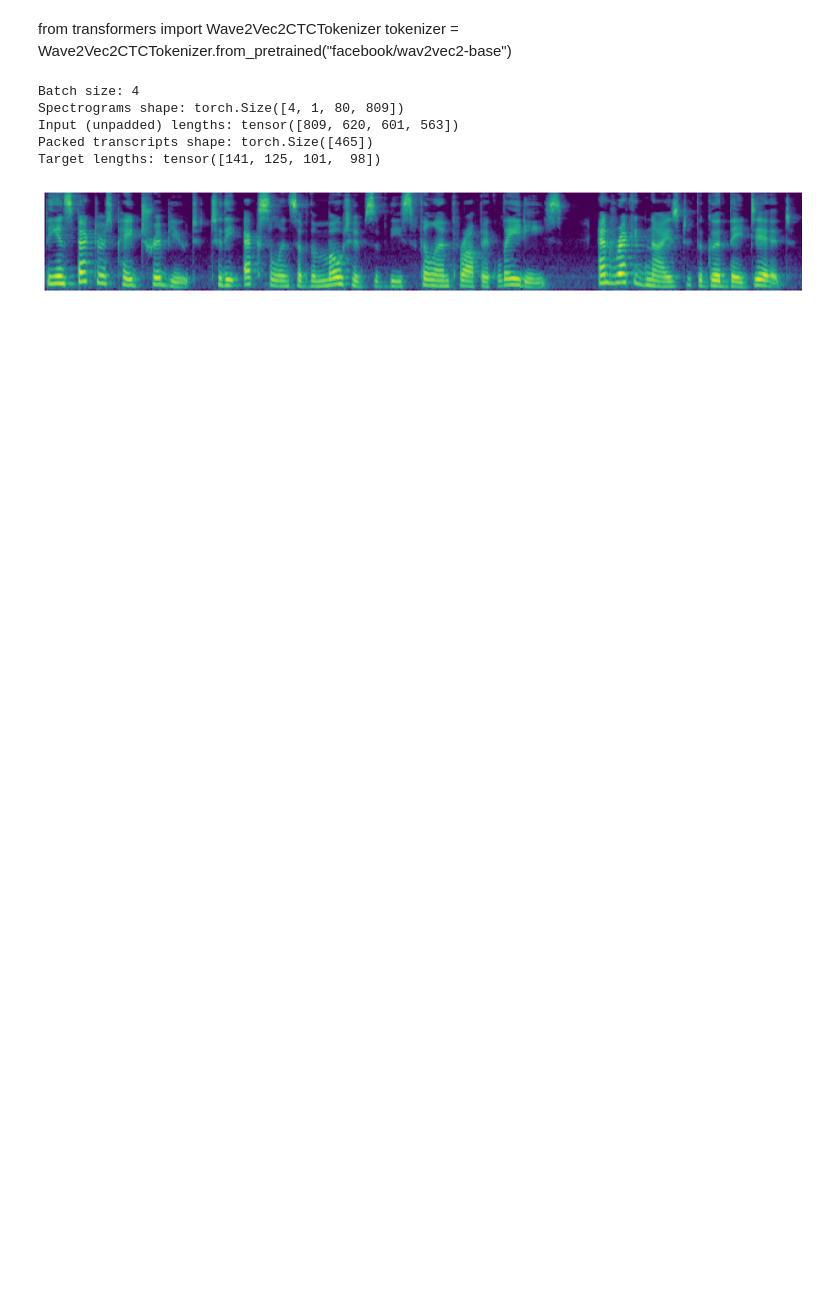
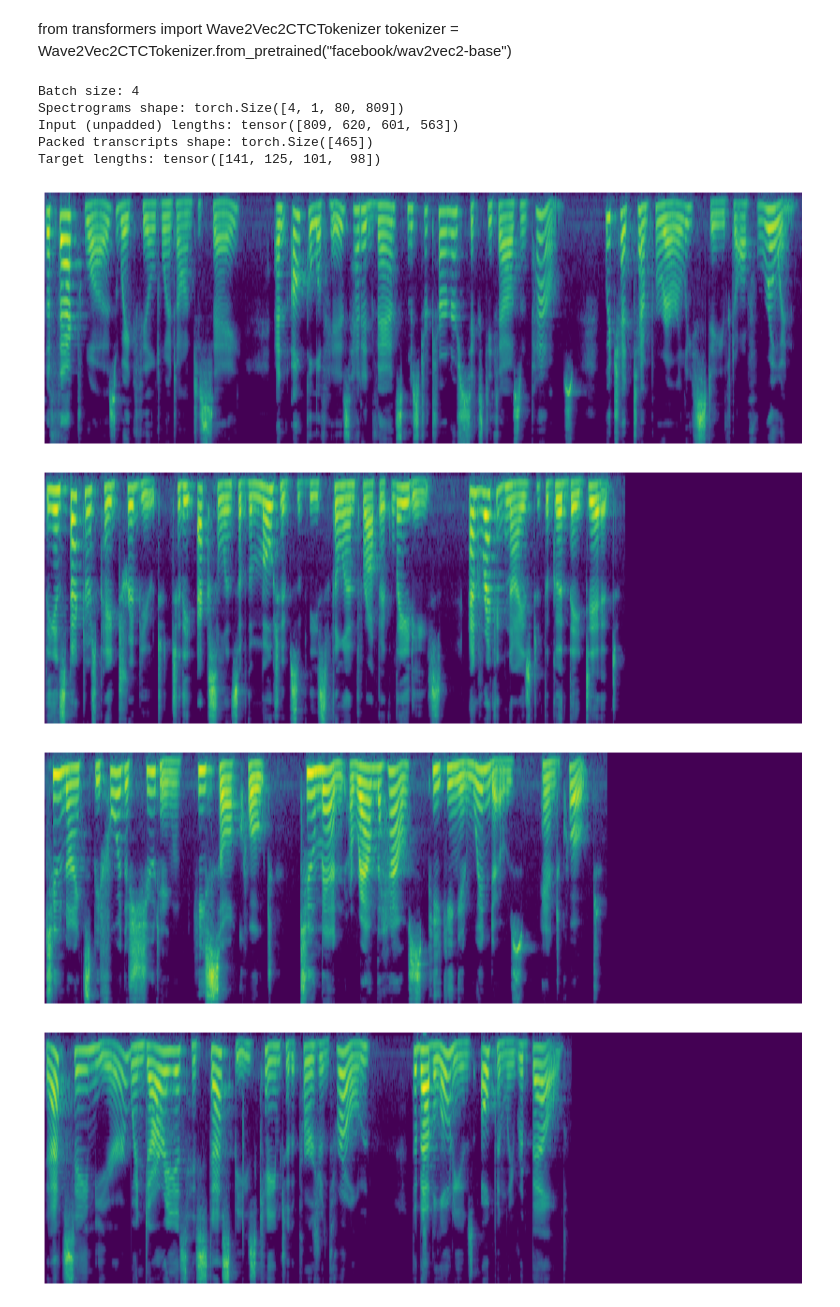
Before and after one commit to strangehiccups/ECE1508, a Jupyter notebook: Code/main.ipynb, the cells around one changed output. Drawn from its saved outputs; the diff is of its cells as text; code cells hidden in the pictures; blank space fills up the shorter version.

Commit message:
Add quick confirmation padding

```diff
--- a/Code/main.ipynb
+++ b/Code/main.ipynb
@@ -85,10 +85,15 @@ Input (unpadded) lengths: tensor([809, 620, 601, 563])
 Packed transcripts shape: torch.Size([465])
 Target lengths: tensor([141, 125, 101,  98])
 # %%
-plt.figure(figsize=(15,5))
-plt.imshow(sample.mel_audio)
-plt.axis("off")
-plt.gca().invert_yaxis()
-plt.show()
+# Confirmation of padding
+for data in batch['padded_spectrograms']:
+    plt.figure(figsize=(15,5))
+    plt.imshow(data.squeeze(0).numpy(), aspect='auto', origin='lower')
+    plt.axis("off")
+    plt.gca().invert_yaxis()
+    plt.show()
 # %% [output]
-[figure, old version]
+[figure, new version]
+[figure, added]
+[figure, added]
+[figure, added]
```
